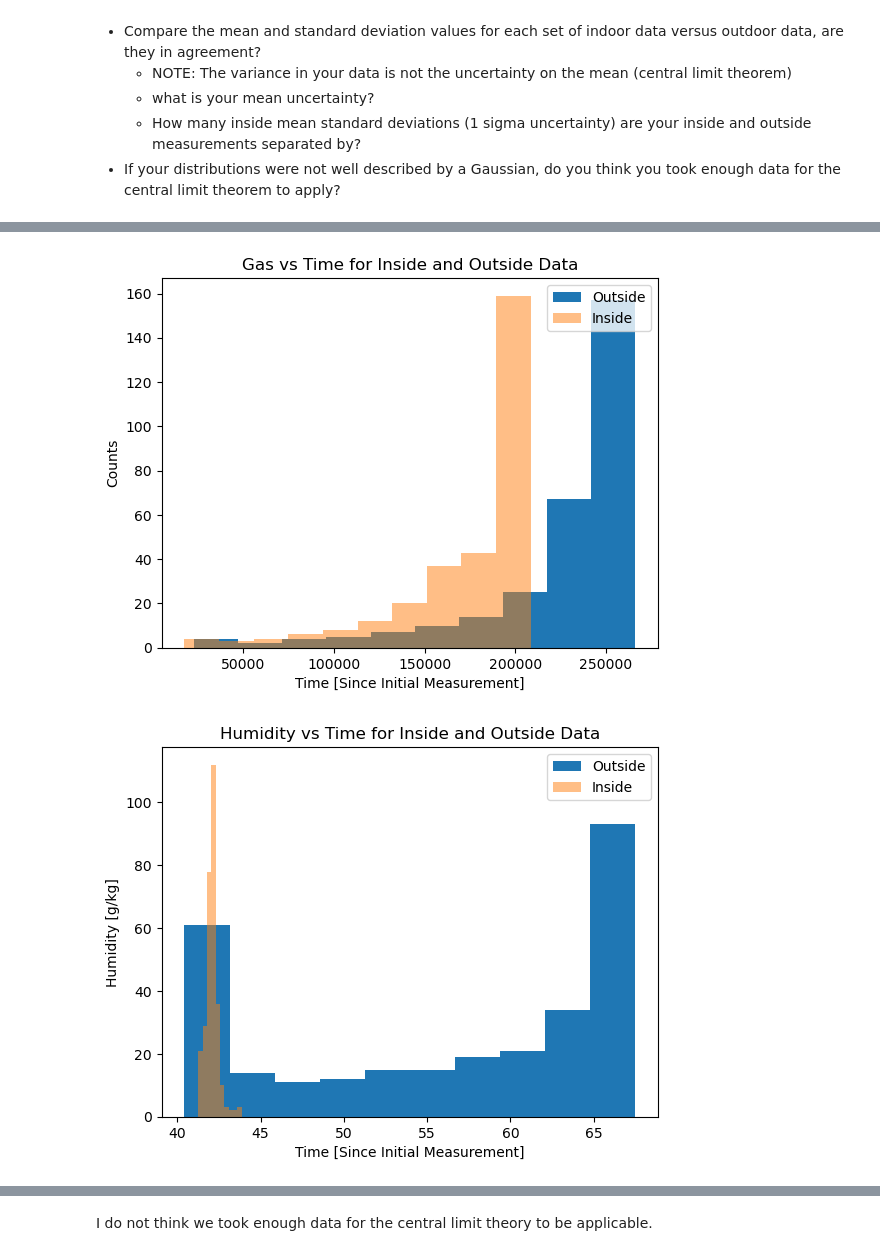
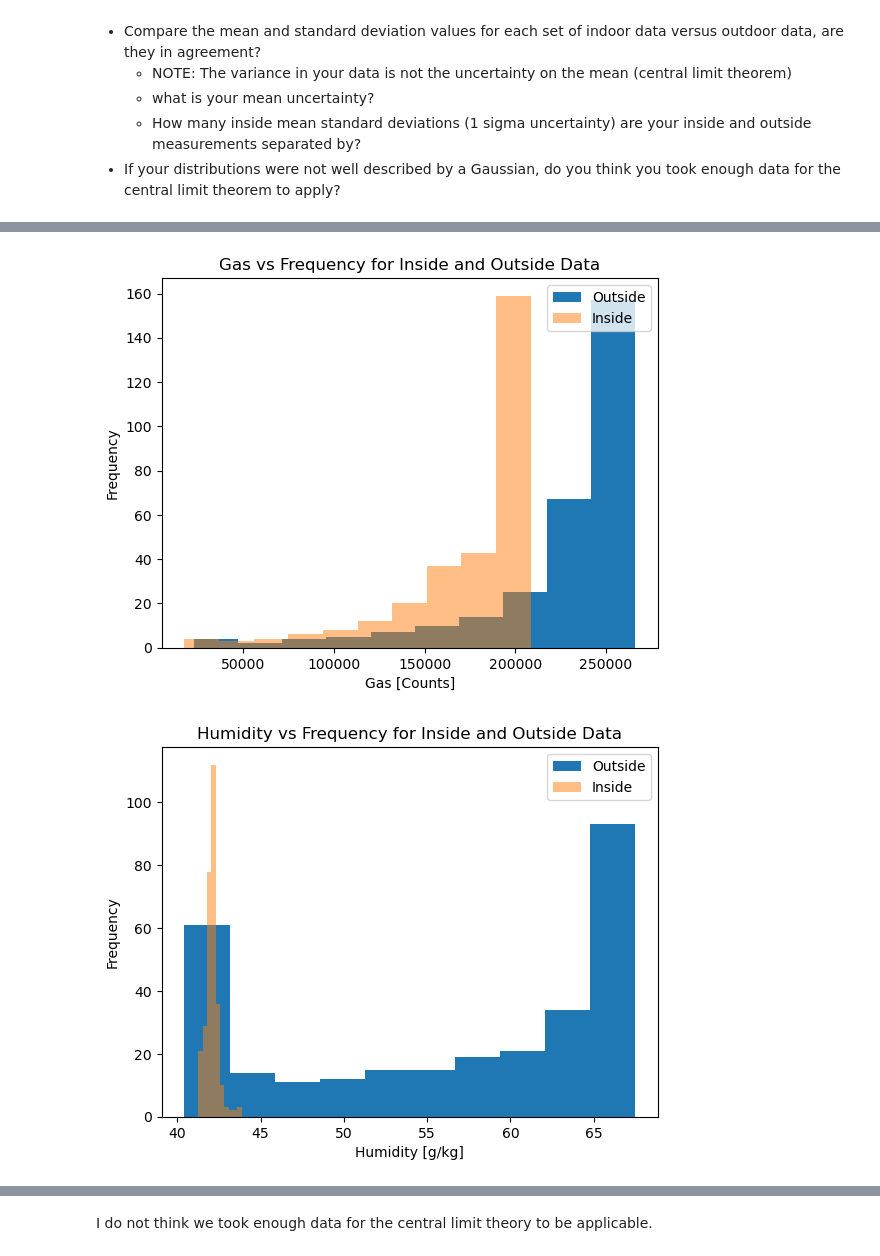
Before and after one commit to rgorai22/E11_RishikaKatie, a Jupyter notebook: E11_Lab_WK6 Pt 1 and 2.ipynb, the cells around one changed output, grey strips where cells are left out. Cells and saved outputs as stored; diff of their text form; code cells hidden in the pictures.

```diff
--- a/E11_Lab_WK6 Pt 1 and 2.ipynb
+++ b/E11_Lab_WK6 Pt 1 and 2.ipynb
@@ -158,22 +138,22 @@ plt.show()
 plt.hist(outsidedf["Gas"],label='Outside')
 plt.hist(insidedf["Gas"],label='Inside',alpha=0.5)
 plt.legend(loc='upper right')
-plt.ylabel('Counts')
-plt.xlabel('Time [Since Initial Measurement]')
-plt.title("Gas vs Time for Inside and Outside Data")
+plt.xlabel('Gas [Counts]')
+plt.ylabel('Frequency')
+plt.title("Gas vs Frequency for Inside and Outside Data")
 plt.show()
 # %% [output]
-[figure, old version]
+[figure, new version]
 # %%
 plt.hist(outsidedf["Humidity"],label='Outside')
 plt.hist(insidedf["Humidity"],label='Inside',alpha=0.5)
 plt.legend(loc='upper right')
-plt.ylabel('Humidity [g/kg]')
-plt.xlabel('Time [Since Initial Measurement]')
-plt.title("Humidity vs Time for Inside and Outside Data")
+plt.xlabel('Humidity [g/kg]')
+plt.ylabel('Frequency')
+plt.title("Humidity vs Frequency for Inside and Outside Data")
 plt.show()
 # %% [output]
-[figure, old version]
+[figure, new version]
 # %%
 plt.hist(outsidedf["Pressure"],label='Outside')
 plt.hist(insidedf["Pressure"],label='Inside',alpha=0.5)
```
Also changed, not shown: parts of 7 cells of this notebook.
